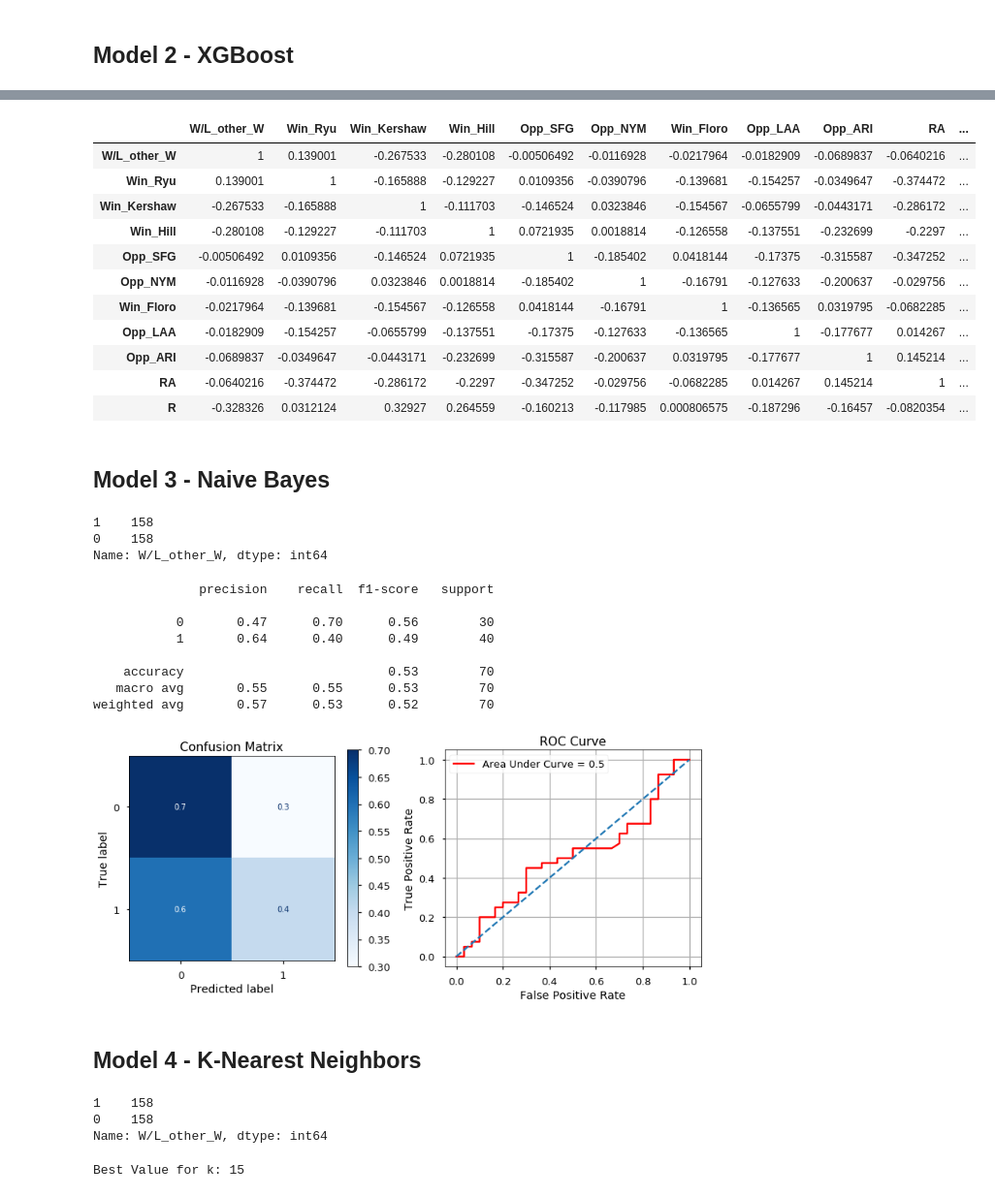
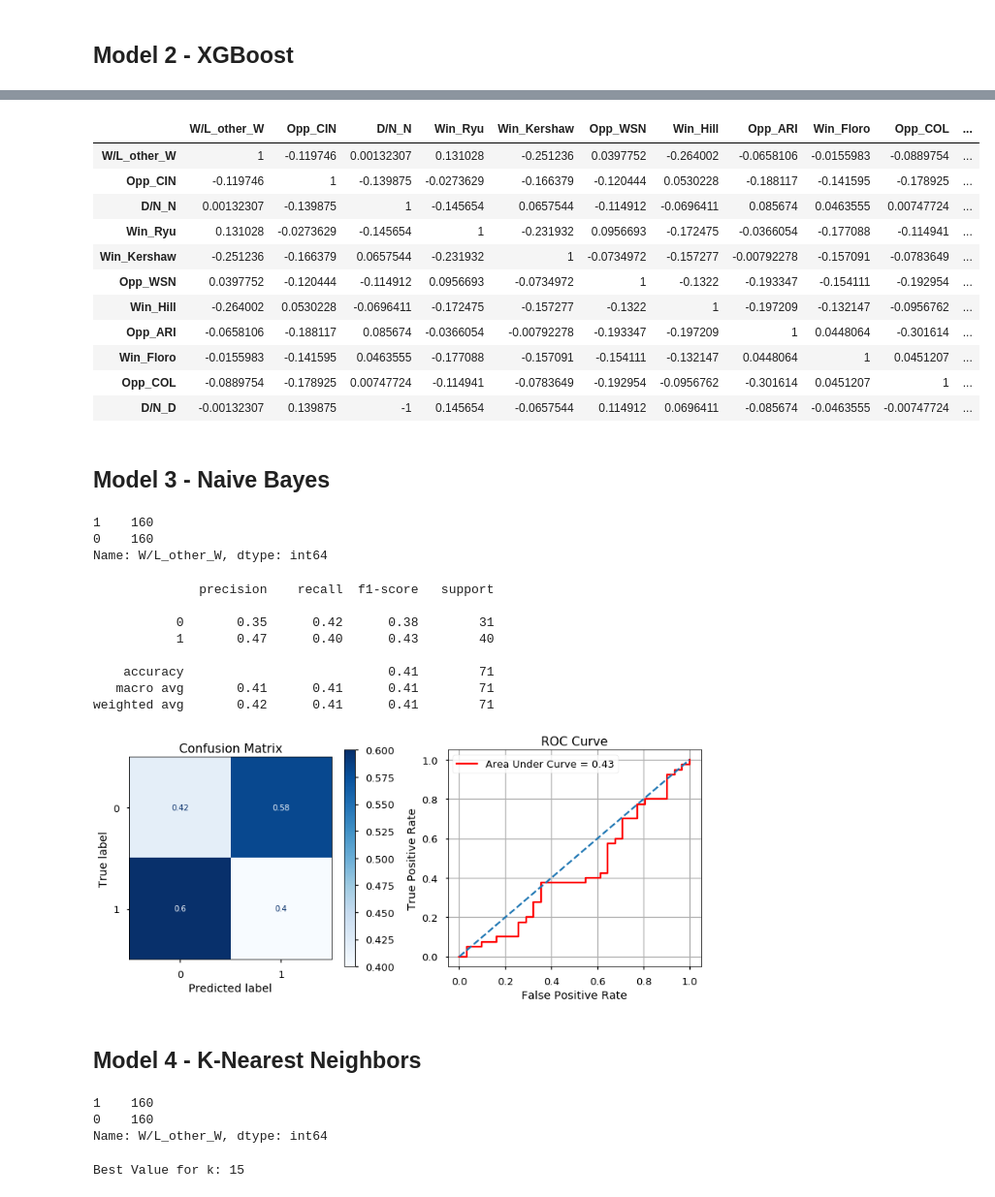
Before and after one commit to CoachCooz/Capstone-, a Jupyter notebook: Modeling.ipynb, the cells around one changed output, grey strips where cells are left out. Shown at 97% size. Saved outputs shown, nothing was run; the diff lists cells and outputs as text; code cells hidden in the pictures.

```diff
--- a/Modeling.ipynb
+++ b/Modeling.ipynb
@@ -73,7 +73,7 @@ box_score = box_score.set_index('Gm#')
 box_score.drop(['Unnamed: 2', 'Unnamed: 4', 'Inn', 'Rank', 'Time', 'Attendance', 'Streak', 'Orig. Scheduled',
                 'Save'], axis=1, inplace=True)
 box_score.drop(['Gm#'], axis=0, inplace=True)
-box_score = box_score[0:58]
+box_score = box_score[0:60]
 next_game = range(2,box_score.shape[0]+2)
 box_score['Next_Game'] = next_game
 
@@ -495,21 +495,21 @@ weighted avg       0.37      0.36      0.36        70
 # %%
-feature_corr_XG = boxscore_final[['W/L_other_W', 'Win_Ryu', 'Win_Kershaw', 'Win_Hill', 'Opp_SFG',
-                                  'Opp_NYM', 'Win_Floro', 'Opp_LAA', 'Opp_ARI', 'RA',
-                                  'R']].corr()
+feature_corr_XG = boxscore_final[['W/L_other_W', 'Opp_CIN', 'D/N_N', 'Win_Ryu', 'Win_Kershaw',
+                                  'Opp_WSN', 'Win_Hill', 'Opp_ARI', 'Win_Floro', 'Opp_COL',
+                                  'D/N_D']].corr()
 feature_corr_XG.corr().style.background_gradient(cmap='Blues')
 # %% [output]
-|  | W/L_other_W | Win_Ryu | Win_Kershaw | Win_Hill | Opp_SFG | Opp_NYM | Win_Floro | Opp_LAA | Opp_ARI | RA | ... |
-| W/L_other_W | 1 | 0.139001 | -0.267533 | -0.280108 | -0.00506492 | -0.0116928 | -0.0217964 | -0.0182909 | -0.0689837 | -0.0640216 | ... |
-| Win_Ryu | 0.139001 | 1 | -0.165888 | -0.129227 | 0.0109356 | -0.0390796 | -0.139681 | -0.154257 | -0.0349647 | -0.374472 | ... |
-| Win_Kershaw | -0.267533 | -0.165888 | 1 | -0.111703 | -0.146524 | 0.0323846 | -0.154567 | -0.0655799 | -0.0443171 | -0.286172 | ... |
-| Win_Hill | -0.280108 | -0.129227 | -0.111703 | 1 | 0.0721935 | 0.0018814 | -0.126558 | -0.137551 | -0.232699 | -0.2297 | ... |
-| Opp_SFG | -0.00506492 | 0.0109356 | -0.146524 | 0.0721935 | 1 | -0.185402 | 0.0418144 | -0.17375 | -0.315587 | -0.347252 | ... |
-| Opp_NYM | -0.0116928 | -0.0390796 | 0.0323846 | 0.0018814 | -0.185402 | 1 | -0.16791 | -0.127633 | -0.200637 | -0.029756 | ... |
-| Win_Floro | -0.0217964 | -0.139681 | -0.154567 | -0.126558 | 0.0418144 | -0.16791 | 1 | -0.136565 | 0.0319795 | -0.0682285 | ... |
-| Opp_LAA | -0.0182909 | -0.154257 | -0.0655799 | -0.137551 | -0.17375 | -0.127633 | -0.136565 | 1 | -0.177677 | 0.014267 | ... |
-| Opp_ARI | -0.0689837 | -0.0349647 | -0.0443171 | -0.232699 | -0.315587 | -0.200637 | 0.0319795 | -0.177677 | 1 | 0.145214 | ... |
-| RA | -0.0640216 | -0.374472 | -0.286172 | -0.2297 | -0.347252 | -0.029756 | -0.0682285 | 0.014267 | 0.145214 | 1 | ... |
-| R | -0.328326 | 0.0312124 | 0.32927 | 0.264559 | -0.160213 | -0.117985 | 0.000806575 | -0.187296 | -0.16457 | -0.0820354 | ... |
+|  | W/L_other_W | Opp_CIN | D/N_N | Win_Ryu | Win_Kershaw | Opp_WSN | Win_Hill | Opp_ARI | Win_Floro | Opp_COL | ... |
+| W/L_other_W | 1 | -0.119746 | 0.00132307 | 0.131028 | -0.251236 | 0.0397752 | -0.264002 | -0.0658106 | -0.0155983 | -0.0889754 | ... |
+| Opp_CIN | -0.119746 | 1 | -0.139875 | -0.0273629 | -0.166379 | -0.120444 | 0.0530228 | -0.188117 | -0.141595 | -0.178925 | ... |
+| D/N_N | 0.00132307 | -0.139875 | 1 | -0.145654 | 0.0657544 | -0.114912 | -0.0696411 | 0.085674 | 0.0463555 | 0.00747724 | ... |
+| Win_Ryu | 0.131028 | -0.0273629 | -0.145654 | 1 | -0.231932 | 0.0956693 | -0.172475 | -0.0366054 | -0.177088 | -0.114941 | ... |
+| Win_Kershaw | -0.251236 | -0.166379 | 0.0657544 | -0.231932 | 1 | -0.0734972 | -0.157277 | -0.00792278 | -0.157091 | -0.0783649 | ... |
+| Opp_WSN | 0.0397752 | -0.120444 | -0.114912 | 0.0956693 | -0.0734972 | 1 | -0.1322 | -0.193347 | -0.154111 | -0.192954 | ... |
+| Win_Hill | -0.264002 | 0.0530228 | -0.0696411 | -0.172475 | -0.157277 | -0.1322 | 1 | -0.197209 | -0.132147 | -0.0956762 | ... |
+| Opp_ARI | -0.0658106 | -0.188117 | 0.085674 | -0.0366054 | -0.00792278 | -0.193347 | -0.197209 | 1 | 0.0448064 | -0.301614 | ... |
+| Win_Floro | -0.0155983 | -0.141595 | 0.0463555 | -0.177088 | -0.157091 | -0.154111 | -0.132147 | 0.0448064 | 1 | 0.0451207 | ... |
+| Opp_COL | -0.0889754 | -0.178925 | 0.00747724 | -0.114941 | -0.0783649 | -0.192954 | -0.0956762 | -0.301614 | 0.0451207 | 1 | ... |
+| D/N_D | -0.00132307 | 0.139875 | -1 | 0.145654 | -0.0657544 | 0.114912 | 0.0696411 | -0.085674 | -0.0463555 | -0.00747724 | ... |
 # %% [markdown]
 ## Model 3 - Naive Bayes
 # %%
@@ -523,8 +523,8 @@ X_train, y_train = SMOTE().fit_sample(X_train, y_train)
 
 print(pd.Series(y_train).value_counts())
 # %% [output]
-1    158
-0    158
+1    160
+0    160
 Name: W/L_other_W, dtype: int64
 # %%
 from sklearn.naive_bayes import MultinomialNB
@@ -535,13 +535,13 @@ model_performance(y_test,pred,X_test,bayes)
 # %% [output]
               precision    recall  f1-score   support
 
-           0       0.47      0.70      0.56        30
-           1       0.64      0.40      0.49        40
+           0       0.35      0.42      0.38        31
+           1       0.47      0.40      0.43        40
 
-    accuracy                           0.53        70
-   macro avg       0.55      0.55      0.53        70
-weighted avg       0.57      0.53      0.52        70
+    accuracy                           0.41        71
+   macro avg       0.41      0.41      0.41        71
+weighted avg       0.42      0.41      0.41        71
-[figure, old version]
+[figure, new version]
 # %% [markdown]
 ## Model 4 - K-Nearest Neighbors
 # %%
@@ -555,8 +555,8 @@ X_train, y_train = SMOTE().fit_sample(X_train, y_train)
 
 print(pd.Series(y_train).value_counts())
 # %% [output]
-1    158
-0    158
+1    160
+0    160
 Name: W/L_other_W, dtype: int64
 # %%
 from sklearn.metrics import f1_score
```
Also changed, not shown: parts of 17 cells of this notebook, 9 other files.
